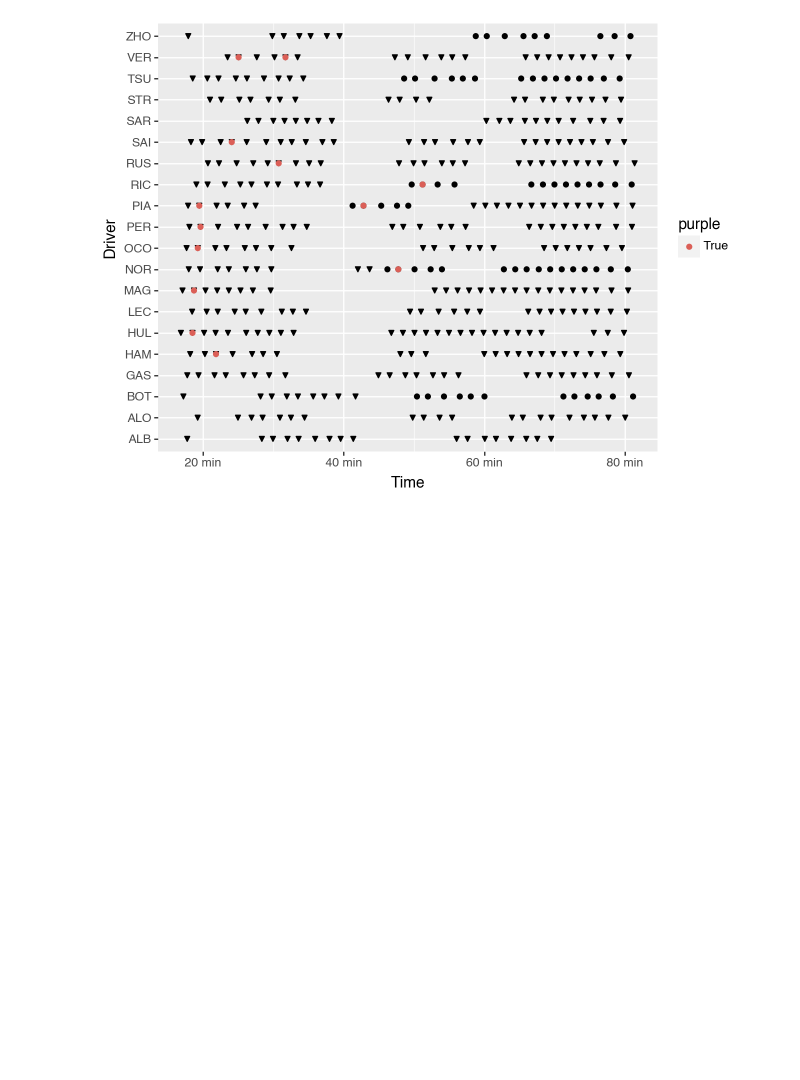
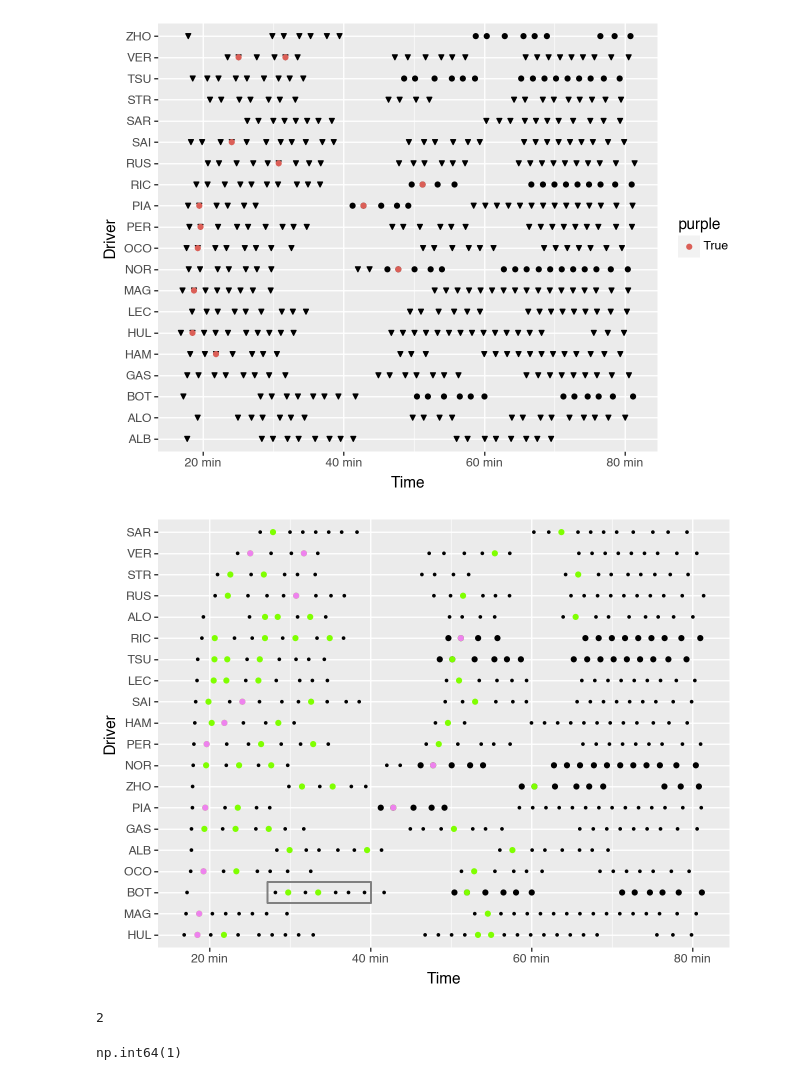
Before and after one commit to f1datajunkie/wranglingf1datawithpython, a Jupyter notebook: book/session_utilisation.ipynb, the cells around one changed output. Cells and saved outputs as stored; diff of their text form; code cells hidden in the pictures; blank space fills up the shorter version.

```diff
--- a/book/session_utilisation.ipynb
+++ b/book/session_utilisation.ipynb
@@ -114,0 +149,55 @@ fp1.laps.head(3)
+# %%
+# Build up the plot over several statements
+g = (
+    ggplot(fp1.laps, aes("Time", "Driver",
+                         #, color="Compound"
+                        ))
+    +  geom_point(data=fp1.laps[(fp1.laps['Compound']=='MEDIUM')], shape=".")
+    +  geom_point(data=fp1.laps[(fp1.laps['Compound']=='SOFT')])
+    #+ scale_color_manual({"MEDIUM":'red', "SOFT":'lightblue'})
+)
+# Have a LAP_TIMING_STATUS column:
+# DELETED (grey / red)
+# OVERALL_FASTEST (purple)
+# PERSONAL_FASTEST (green)
+# STANDARD_LAP (black / yellow)
+# OUTLAP (black?)
+# INLAP (black?)
+g = g + ( geom_point(fp1.laps[(fp1.laps['IsPersonalBest'])],color='chartreuse'))
+g = g + ( geom_point(fp1.laps[(fp1.laps['purple'])], color='violet'))
+
+#Start to explore how we can add a box to highlight a particular region
+
+
+def session_highlight_box(driver, stint):
+    # Set this as half the mean laptime?
+    lap_margin_s=fp1.laps.LapTime.median()/2
+    #pd.Timedelta(seconds=30)
+
+    _driver = fp1.laps.Driver.unique().tolist().index(driver)+1
+    driver_laps = fp1.laps.pick_drivers(driver)
+
+    return (geom_rect(
+    aes(
+      # Need to
+      ymin = _driver - 0.5, # Left edge of the box
+      ymax = _driver + 0.5, # Right edge of the box
+      # Also need to get stint in an out times
+      # then add a default/configurable time margin
+      xmin = driver_laps[driver_laps.Stint==stint].PitOutTime.iloc[0] + lap_margin_s, # Bottom edge of the box
+      xmax = driver_laps[driver_laps.Stint==stint].PitInTime.iloc[-1] + lap_margin_s # Top edge of the box
+    ),
+    fill = None,  # No fill inside the box
+    color = "grey", # Border color
+  ))
+g + session_highlight_box("BOT", 2) + scale_y_discrete(limits = fp1.laps.Driver.unique())
+# %% [output]
+[figure, added]
+# %%
+fp1.laps.Driver.unique().tolist().index('BOT')
+# %% [output]
+2
+# %%
+np.where(fp1.laps.Driver.unique() == 'MAG')[0][0]
+# %% [output]
+np.int64(1)
```
Also changed, not shown: parts of 14 cells of this notebook.
